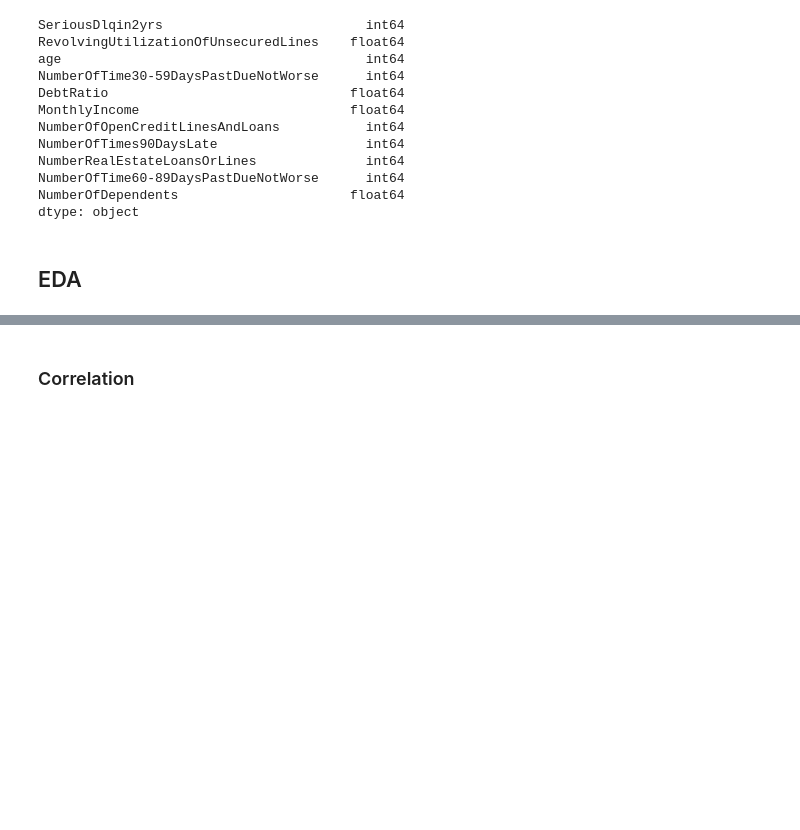
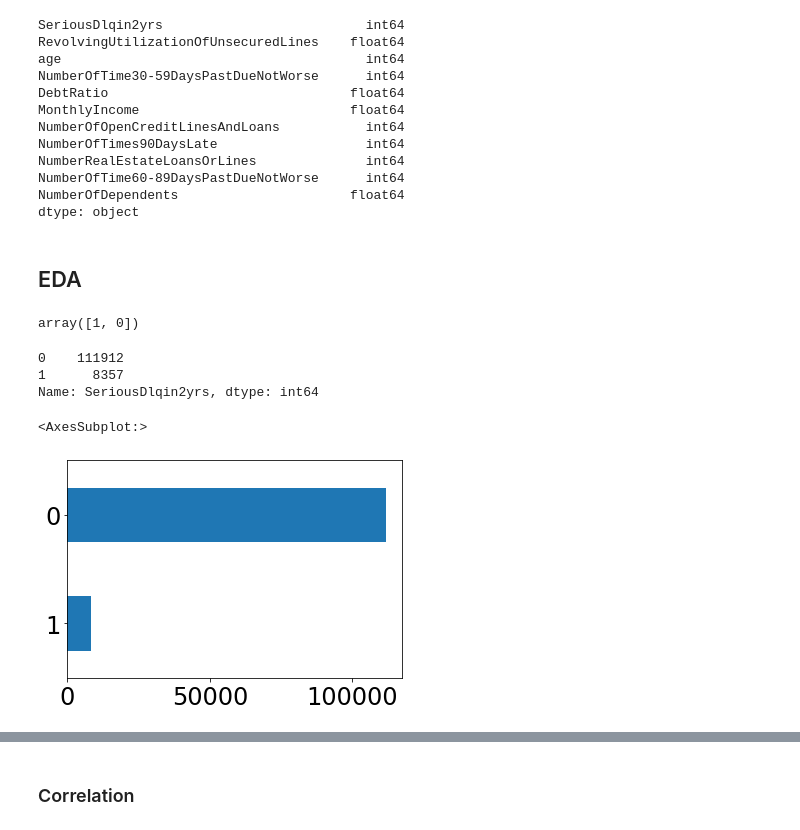
Before and after one commit to leonardyeoxl/Give-Me-Some-Credit-Kaggle-Challenge, a Jupyter notebook: experiment/01/notebooks/01-LeonardYeo-Preprocessing-EDA.ipynb, the cells around one changed output, grey strips where cells are left out. Cells and saved outputs as stored; diff of their text form; code cells hidden in the pictures; blank space fills up the shorter version.

```diff
--- a/experiment/01/notebooks/01-LeonardYeo-Preprocessing-EDA.ipynb
+++ b/experiment/01/notebooks/01-LeonardYeo-Preprocessing-EDA.ipynb
@@ -184,6 +184,21 @@ NumberOfDependents                      float64
 dtype: object
 # %% [markdown]
 ## EDA
+# %%
+cleaned_raw_df['SeriousDlqin2yrs'].unique()
+# %% [output]
+array([1, 0])
+# %%
+cleaned_raw_df['SeriousDlqin2yrs'].value_counts()
+# %% [output]
+0    111912
+1      8357
+Name: SeriousDlqin2yrs, dtype: int64
+# %%
+cleaned_raw_df['SeriousDlqin2yrs'].value_counts().sort_values().plot(kind = 'barh')
+# %% [output]
+<AxesSubplot:>
+[figure, added]
 # %%
 cleaned_raw_df.describe()
 # %% [output]
```
Also changed, not shown: parts of 1 cell of this notebook, 27 other files.
